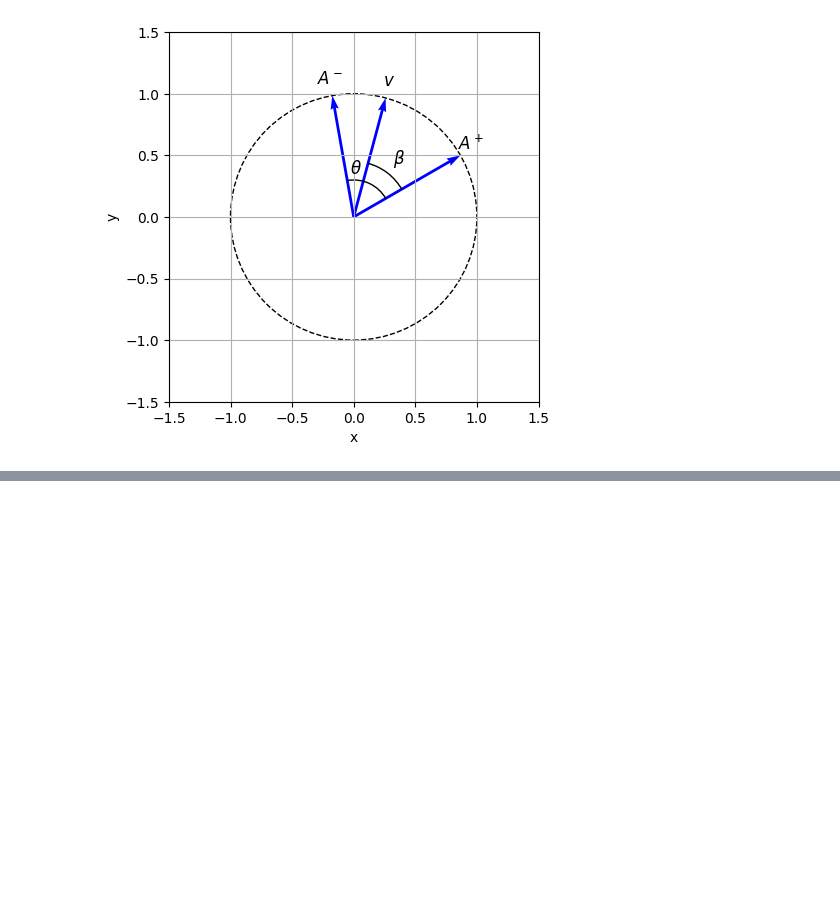
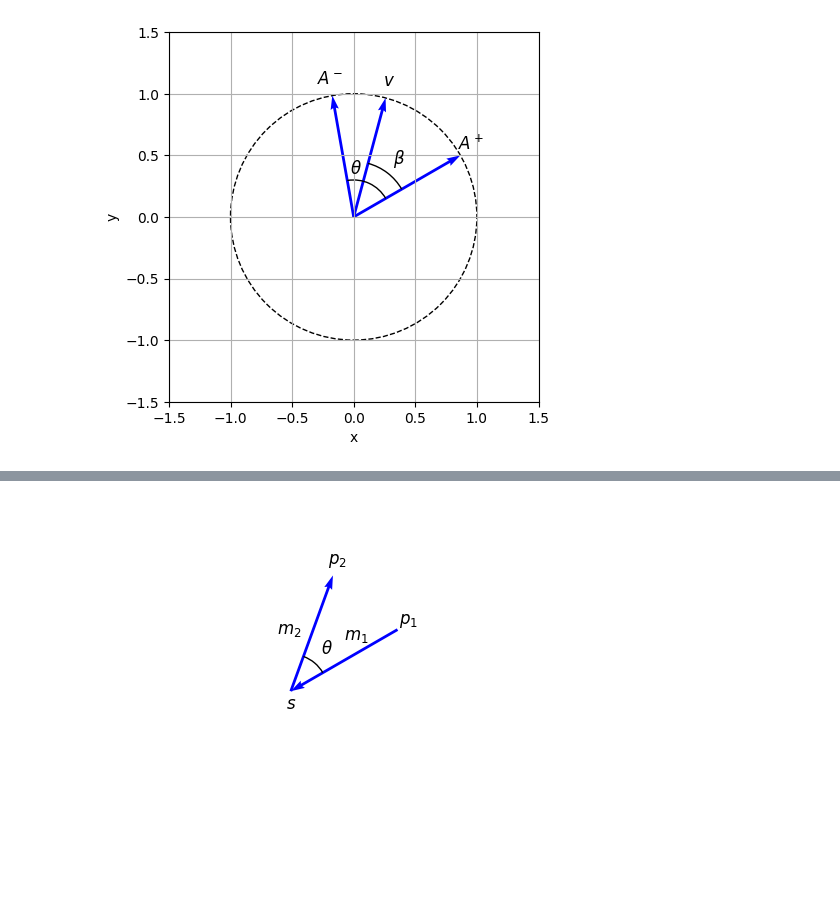
Before and after one commit to DarioFi/optimal_transport, a Jupyter notebook: image_gen.ipynb, the cells around one changed output, grey strips where cells are left out. Cells and saved outputs as stored; diff of their text form; code cells hidden in the pictures; blank space fills up the shorter version.

```diff
--- a/image_gen.ipynb
+++ b/image_gen.ipynb
@@ -77,0 +124,55 @@ plt.show()
+# %%
+# Set up the figure and axis
+fig, ax = plt.subplots()
+
+# Define the angle theta (for example 70 degrees)
+theta = np.deg2rad(70)
+
+start_ang_deg = 30
+start_ang = np.deg2rad(start_ang_deg)
+# Define points for the two vectors
+p1 = np.array([np.cos(start_ang), np.sin(start_ang)])  # Start at (1, 0)
+p2 = np.array([np.cos(theta), np.sin(theta)])  # Point at an angle theta
+
+# Plot the vectors from the origin to p1 and p2
+# ax.quiver(0, 0, p1[0], p1[1], angles='xy', scale_units='xy', scale=1, color='blue', label=r'$p_1$')
+ax.quiver(*p1, -p1[0], -p1[1], angles='xy', scale_units='xy', scale=1, color='blue', label=r'$p_1$')
+# ax.quiver(*p2, 0, 0, angles='xy', scale_units='xy', scale=1, color='blue', label=r'$p_2$')
+ax.quiver(0, 0, *p2, angles='xy', scale_units='xy', scale=1, color='blue', label=r'$p_2$')
+
+# Annotate the vectors
+off = 0.1
+ax.text(p1[0] * 1.1, p1[1] * 1.1, r'$p_1$', fontsize=12, ha='center')
+ax.text(p1[0] * .5 + off, p1[1] * .5 + 1.7 * off, r'$m_1$', fontsize=12, ha='center')
+
+ax.text(p2[0] * 1.1, p2[1] * 1.1, r'$p_2$', fontsize=12, ha='center')
+ax.text(p2[0] * .5 - 1.8*off, p2[1] * .5, r'$m_2$', fontsize=12, ha='center')
+
+# Draw the angle arc between p1 and p2
+arc_radius = 0.3  # Radius of the angle arc
+arc = Arc([0, 0], 2 * arc_radius, 2 * arc_radius, angle=start_ang_deg,
+          theta1=0, theta2=np.rad2deg(theta) - start_ang_deg, color='black')
+ax.add_patch(arc)
+
+# Annotate the angle
+ax.text(1.5 * arc_radius * np.cos((theta + start_ang) / 2), 1.5 * arc_radius * np.sin((theta + start_ang) / 2),
+        r'$\theta$', fontsize=12, ha='center', va='center')
+
+# annotate origin
+ax.text(0, -.1, r'$s$', fontsize=12, ha='center', va='center')
+
+# Set the aspect ratio of the plot to be equal
+ax.set_aspect('equal')
+
+# Set the limits of the plot
+ax.set_xlim(-1.5, 1.5)
+ax.set_ylim(-1.5, 1.5)
+
+# remove axis and rectangle around the plot
+ax.axis('off')
+ax.set_frame_on(False)
+
+# Display the plot
+plt.show()
+# %% [output]
+[figure, added]
```
Also changed, not shown: parts of 2 cells of this notebook, 13 other files.
